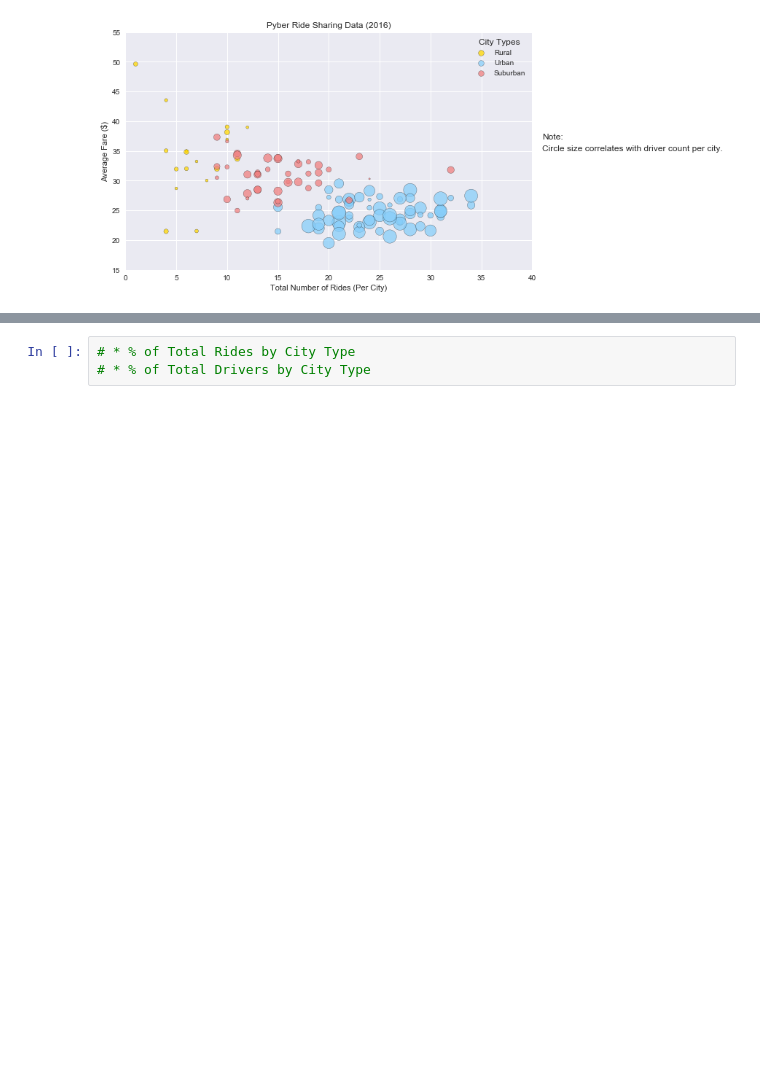
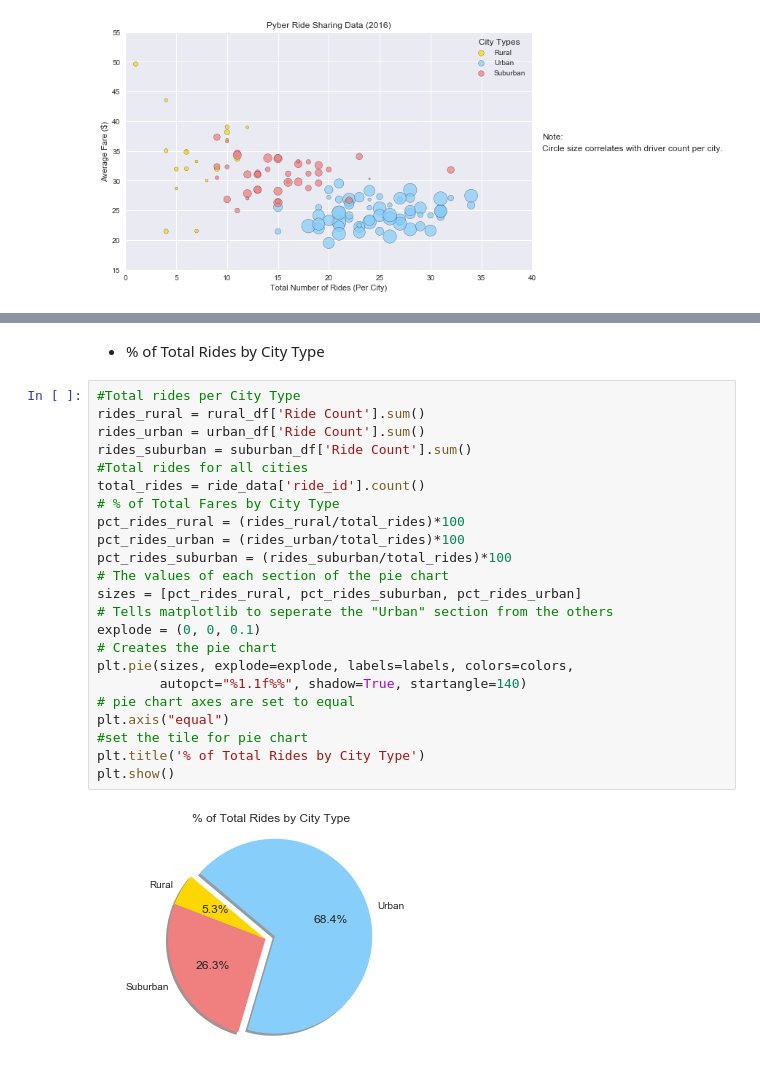
Before and after one commit to JKora/Project-Matplotlib, a Jupyter notebook: Solution/Pyber.ipynb, the cells around one changed output, grey strips where cells are left out. Saved outputs shown, nothing was run; the diff lists cells and outputs as text; blank space fills up the shorter version.

```diff
--- a/Solution/Pyber.ipynb
+++ b/Solution/Pyber.ipynb
@@ -135,6 +144,30 @@ plt.title('% of Total Fares by City Type')
 plt.show()
 # %% [output]
 [figure]
-# %%
-# * % of Total Rides by City Type
-# * % of Total Drivers by City Type
+# %% [markdown]
+* % of Total Rides by City Type
+# %%
+#Total rides per City Type
+rides_rural = rural_df['Ride Count'].sum()
+rides_urban = urban_df['Ride Count'].sum()
+rides_suburban = suburban_df['Ride Count'].sum()
+#Total rides for all cities
+total_rides = ride_data['ride_id'].count()
+# % of Total Fares by City Type
+pct_rides_rural = (rides_rural/total_rides)*100
+pct_rides_urban = (rides_urban/total_rides)*100
+pct_rides_suburban = (rides_suburban/total_rides)*100
+# The values of each section of the pie chart
+sizes = [pct_rides_rural, pct_rides_suburban, pct_rides_urban]
+# Tells matplotlib to seperate the "Urban" section from the others
+explode = (0, 0, 0.1)
+# Creates the pie chart
+plt.pie(sizes, explode=explode, labels=labels, colors=colors,
+        autopct="%1.1f%%", shadow=True, startangle=140)
+# pie chart axes are set to equal
+plt.axis("equal")
+#set the tile for pie chart
+plt.title('% of Total Rides by City Type')
+plt.show()
+# %% [output]
+[figure, added]
```
Also changed, not shown: parts of 9 cells of this notebook, 7 other files.
